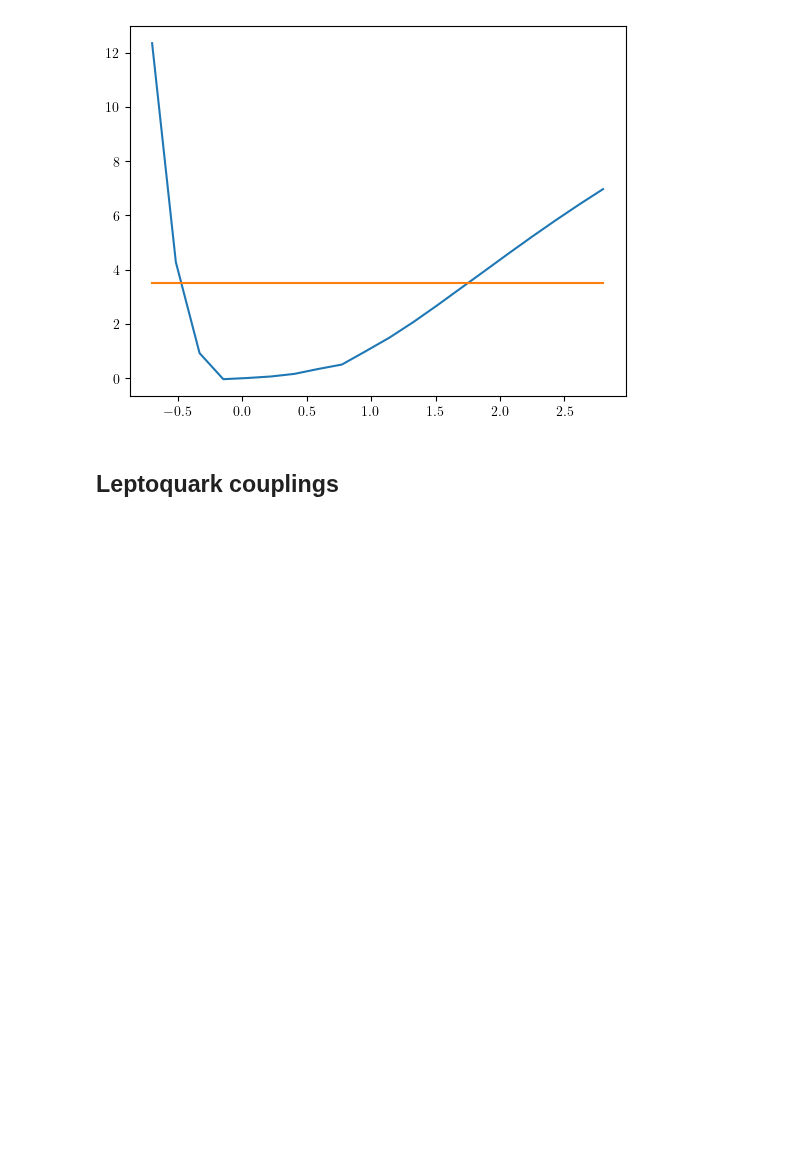
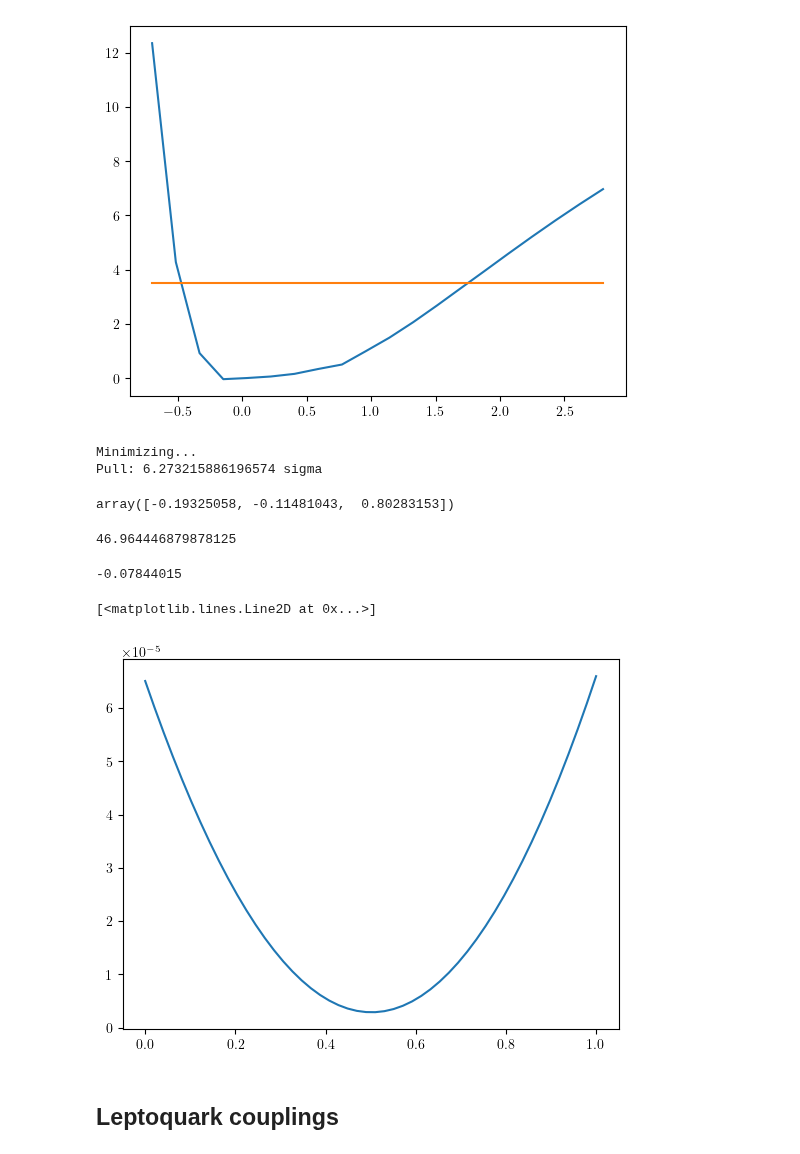
Before and after one commit to Jorge-Alda/SMEFT19-notebooks, a Jupyter notebook: PaperML/01_fits.ipynb, the cells around one changed output. Saved outputs shown, nothing was run; the diff lists cells and outputs as text; code cells hidden in the pictures; blank space fills up the shorter version.

Commit message:
Likelihood plots for scenario BIII

```diff
--- a/PaperML/01_fits.ipynb
+++ b/PaperML/01_fits.ipynb
@@ -415,3 +419,16 @@ plt.plot([-0.7,2.8], [dchi, dchi])
 # %% [output]
 [<matplotlib.lines.Line2D at 0x...>]
 [figure]
+# %%
+bf3, v3, d3, L3 = SMEFT19.ellipse.minimum(fit3, [-0.2, -0.12, 0.751])
+# %% [output]
+Minimizing...
+Pull: 6.273215886196574 sigma
+# %%
+bf3
+# %% [output]
+array([-0.19325058, -0.11481043,  0.80283153])
+# %%
+-2*L3
+# %% [output]
+46.964446879878125
@@ -418,3 +438,19 @@ plt.plot([-0.7,2.8], [dchi, dchi])
+# %%
+-0.19325058+0.11481043
+# %% [output]
+-0.07844015
+# %%
+import flavio
+
+BKnunu = []
+for alpha in np.linspace(-1.0, 2.0, 50):
+    x = alpha*np.array([-0.10636259, -0.12282295,  0.82199384]) + (1-alpha)*bf3
+    BKnunu.append(flavio.np_prediction('BR(B+->Knunu)',  SMEFT19.scenarios.rotBIII(x)))
+# %%
+plt.plot(np.linspace(0.0, 1.0, 50), BKnunu)
+# %% [output]
+[<matplotlib.lines.Line2D at 0x...>]
+[figure, added]
 # %% [markdown]
 ## Leptoquark couplings
 # %%
```
Also changed, not shown: parts of 2 cells of this notebook, 24 other files.
